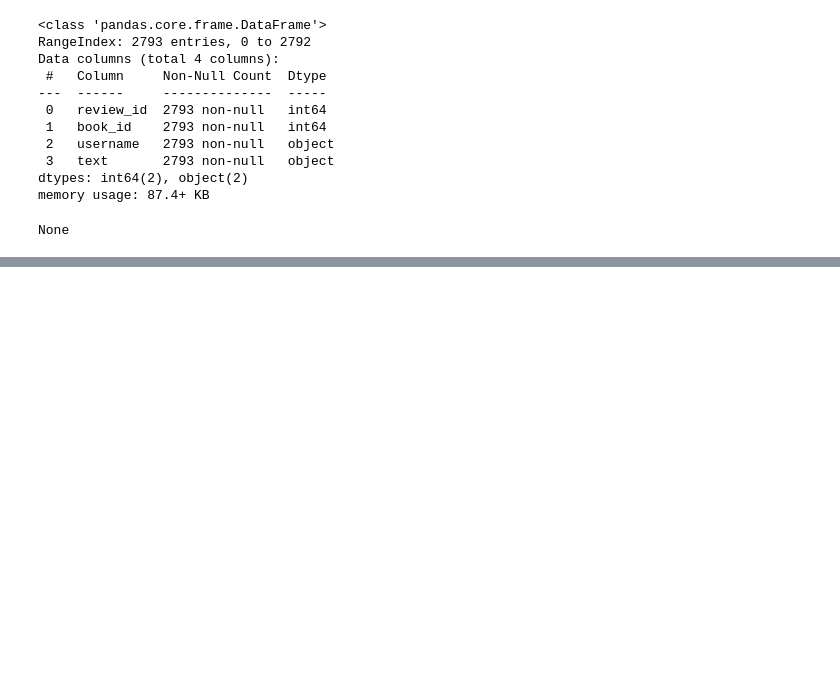
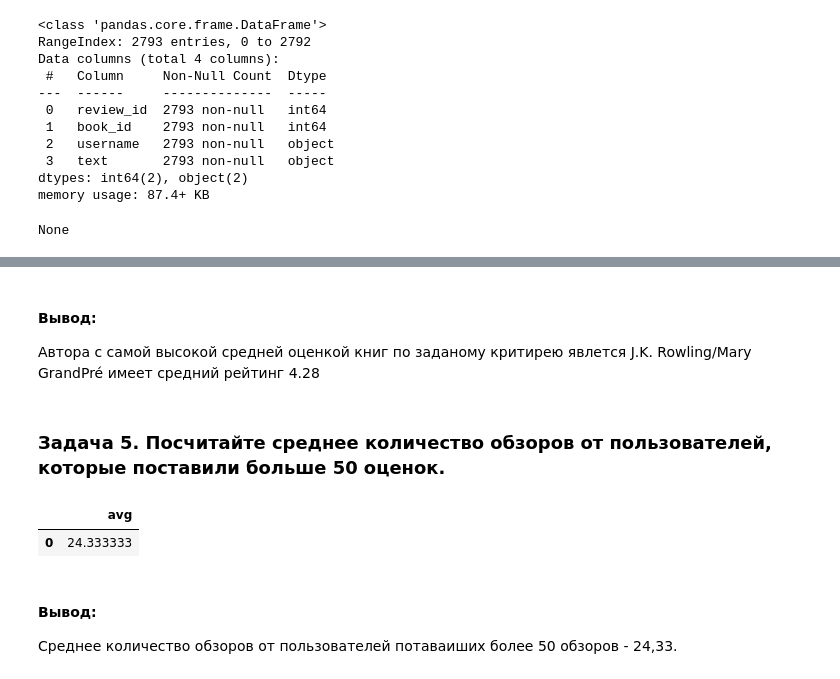
Before and after one commit to akirionenko/senior_progect, a Jupyter notebook: sql.ipynb, the cells around one changed output, grey strips where cells are left out. Drawn from its saved outputs; the diff is of its cells as text; code cells hidden in the pictures; blank space fills up the shorter version.

```diff
--- a/sql.ipynb
+++ b/sql.ipynb
@@ -224,0 +385,57 @@ None
+# %% [markdown]
+#### Вывод:
+
+Автора с самой высокой средней оценкой книг по заданому критирею явлется J.K. Rowling/Mary GrandPré имеет средний рейтинг 4.28
+# %% [markdown]
+### Задача 5. Посчитайте среднее количество обзоров от пользователей, которые поставили больше 50 оценок.
+# %%
+query = '''
+
+
+WITH
+    user_rating AS (
+    SELECT
+        rat.username AS rat_username,
+        COUNT(rating_id) AS ratings_count
+    FROM
+        ratings AS rat
+    GROUP BY
+        rat.username
+    HAVING
+        COUNT(rating_id) > 50
+        ),
+
+    user_review AS (
+        SELECT
+        rev.username AS rev_username,
+     COUNT(review_id) AS reviews_count
+        FROM
+            reviews AS rev
+        GROUP BY
+            rev.username
+    )
+SELECT
+
+AVG (reviews_count) AS AVG
+
+FROM
+user_rating
+LEFT JOIN user_review
+ON user_rating.rat_username = user_review.rev_username
+
+ORDER BY AVG (reviews_count)DESC
+
+
+ Limit 5;
+ '''
+
+
+
+pd.io.sql.read_sql(query, con = engine)
+# %% [output]
+|  | avg |
+| 0 | 24.333333 |
+# %% [markdown]
+#### Вывод:
+
+Среднее количество обзоров от пользователей потаваиших более 50 обзоров - 24,33.
```
Also changed, not shown: parts of 12 cells of this notebook.
